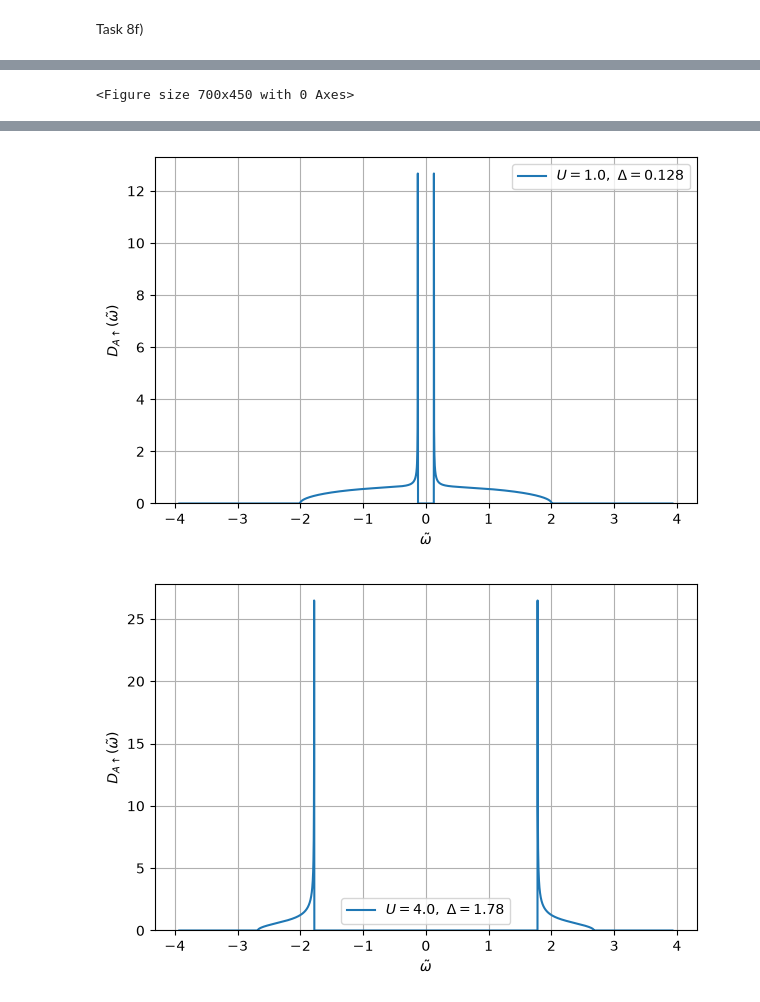
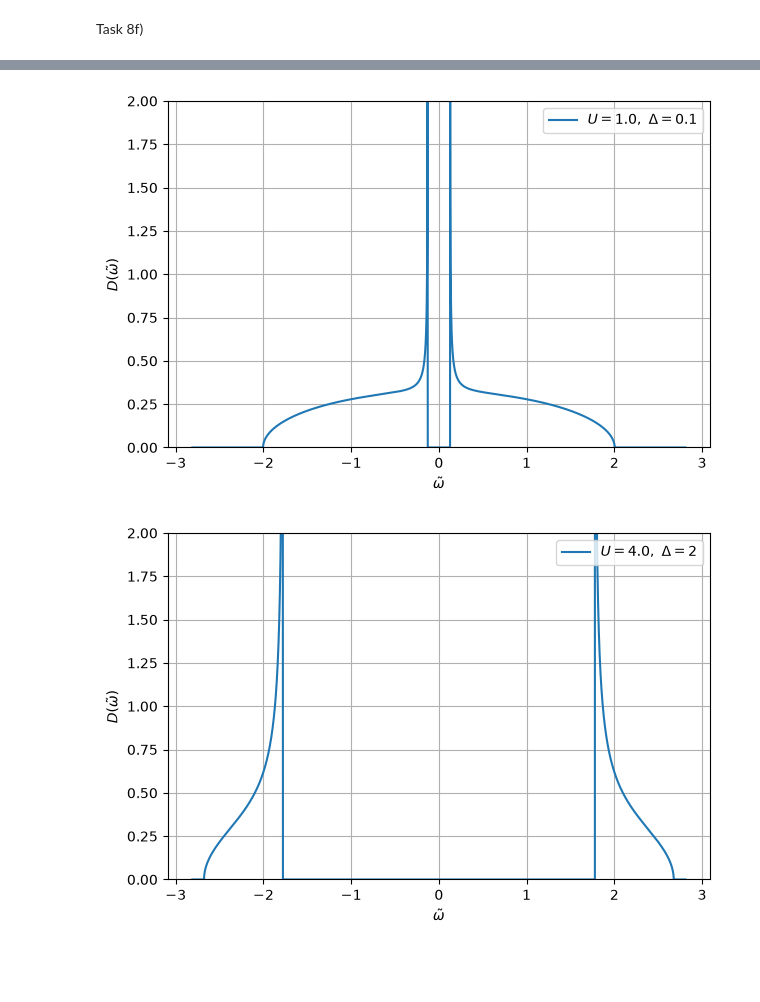
Before and after one commit to mariette03/machine_learning_cc, a Jupyter notebook: qmcdNEWMAYBE.ipynb, the cells around one changed output, grey strips where cells are left out. Drawn from its saved outputs; the diff is of its cells as text; code cells hidden in the pictures; blank space fills up the shorter version.

```diff
--- a/qmcdNEWMAYBE.ipynb
+++ b/qmcdNEWMAYBE.ipynb
@@ -258,15 +195,12 @@ plt.show()
 # %% [markdown]
 Task 8e)
 # %%
-import numpy as np
-from scipy.integrate import quad
-
 def F(Delta):
     integrand = lambda y: np.sqrt(1-y**2) / np.sqrt(Delta**2 + 4*y**2)
-    val, err = quad(integrand, 0, 1)
+    val, _ = quad(integrand, 0, 1) # numerical integration
     return 4*Delta/np.pi * val
 
-def parametric_solution(Delta_values):
+def solve_for_U_and_mu(Delta_values):
     U_values = []
     mu_values = []
 
@@ -282,7 +216,7 @@ def parametric_solution(Delta_values):
 # %%
 Delta_values = np.logspace(-10, 0.5, 800)
 
-U_values, mu_values = parametric_solution(Delta_values)
+U_values, mu_values = solve_for_U_and_mu(Delta_values)
 
 small_mask = U_values <= 0.75
 approx_small_U = 8 * np.exp(-np.pi / U_values[small_mask])
@@ -302,7 +236,7 @@ plt.legend()
 plt.xlabel("U")
 plt.ylabel(r"$|\mu|$")
 plt.grid(True)
-plt.savefig("solving_for_mu")
+plt.savefig("solving_for_mu.png", dpi=300)
 plt.show()
 # %% [output]
 [figure]
@@ -365,7 +297,7 @@ print(df_U_values)
 2       4.0   4.005460  1.779561  0.888568
 # %%
 for U, Delta in zip(df_U_values["U_target"], df_U_values["Delta"]):
-    omega_max = 1.05 * max(np.sqrt(Delta**2 + 4) for Delta in Delta_values)
+    omega_max = 1.05 * max(np.sqrt(Delta**2 + 4) for Delta in df_U_values["Delta"])
     omega = np.linspace(-omega_max, omega_max, 5000)
 
     plt.figure(figsize=(7, 4.5))
@@ -380,7 +312,8 @@ for U, Delta in zip(df_U_values["U_target"], df_U_values["Delta"]):
     plt.xlabel(r"$\tilde{\omega}$")
     plt.ylabel(r"$D_{A\uparrow}(\tilde{\omega})$")
     plt.grid(True)
-    plt.ylim(0, None)
+    plt.ylim(0, 4)
     plt.legend()
+    plt.savefig(f"D_up_U_{U}.png", dpi=300)
     plt.show()
 # %% [output]
@@ -391,13 +324,11 @@ for U, Delta in zip(df_U_values["U_target"], df_U_values["Delta"]):
 def calculate_D(omega, Delta):
     D_up_positive_ommega = calculate_D_A_up(omega, Delta)
     D_up_negative_omega = calculate_D_A_up(-omega, Delta)
-    D = D_up_positive_ommega + D_up_negative_omega
+    D = 0.5* (D_up_positive_ommega + D_up_negative_omega)
     return D
 # %%
-plt.figure(figsize=(7, 4.5))
-
 for U, Delta in zip(df_U_values["U_target"], df_U_values["Delta"]):
-    omega_max = 1.05 * max(np.sqrt(Delta**2 + 4) for Delta in Delta_values)
+    omega_max = 1.05 * max(np.sqrt(Delta**2 + 4) for Delta in df_U_values["Delta"])
     omega = np.linspace(-omega_max, omega_max, 5000)
 
     plt.figure(figsize=(7, 4.5))
@@ -407,13 +338,13 @@ for U, Delta in zip(df_U_values["U_target"], df_U_values["Delta"]):
     plt.plot(
         omega,
         D,
-        label=fr"$U={U},\ \Delta={Delta:.3g}$"
+        label=fr"$U={U},\ \Delta={Delta:.1g}$"
     )
     plt.xlabel(r"$\tilde{\omega}$")
-    plt.ylabel(r"$D_{A\uparrow}(\tilde{\omega})$")
+    plt.ylabel(r"$D(\tilde{\omega})$")
     plt.grid(True)
-    plt.ylim(0, None)
+    plt.ylim(0, 2)
     plt.legend(loc="upper right")
+    plt.savefig(f"D_total_U_{U}.png", dpi=300)
     plt.show()
 # %% [output]
-<Figure size 700x450 with 0 Axes>
@@ -421,2 +352,2 @@ for U, Delta in zip(df_U_values["U_target"], df_U_values["Delta"]):
-[figure, old version]
+[figure, new version]
-[figure, old version]
+[figure, new version]
```
Also changed, not shown: parts of 15 cells of this notebook, 19 other files.
